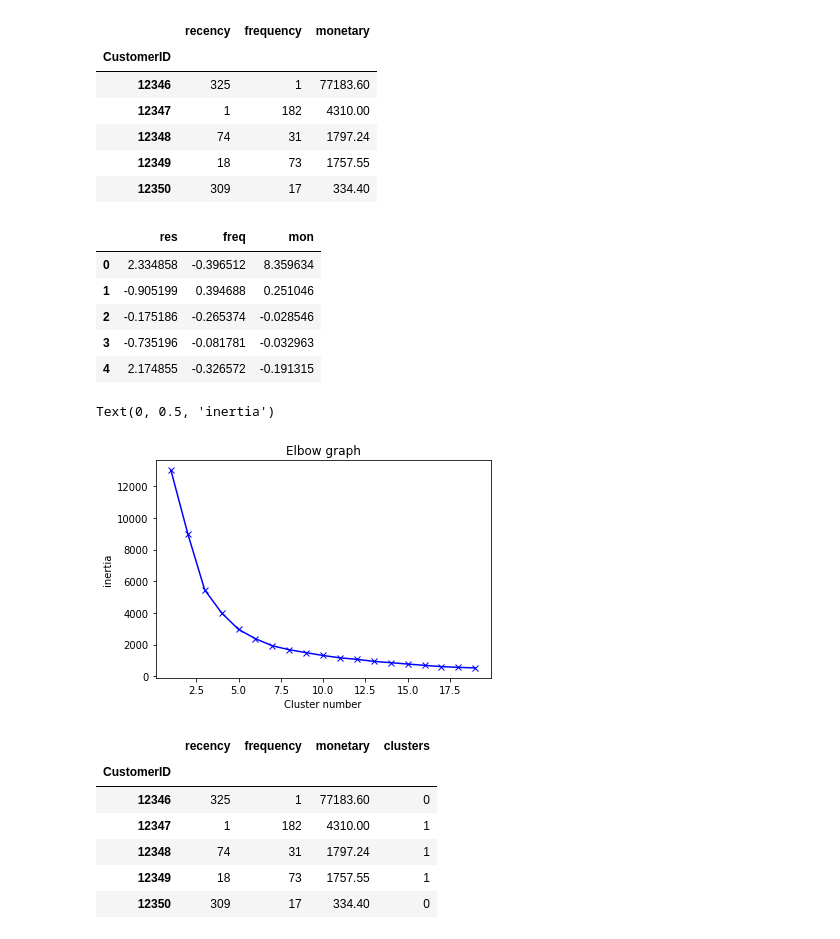
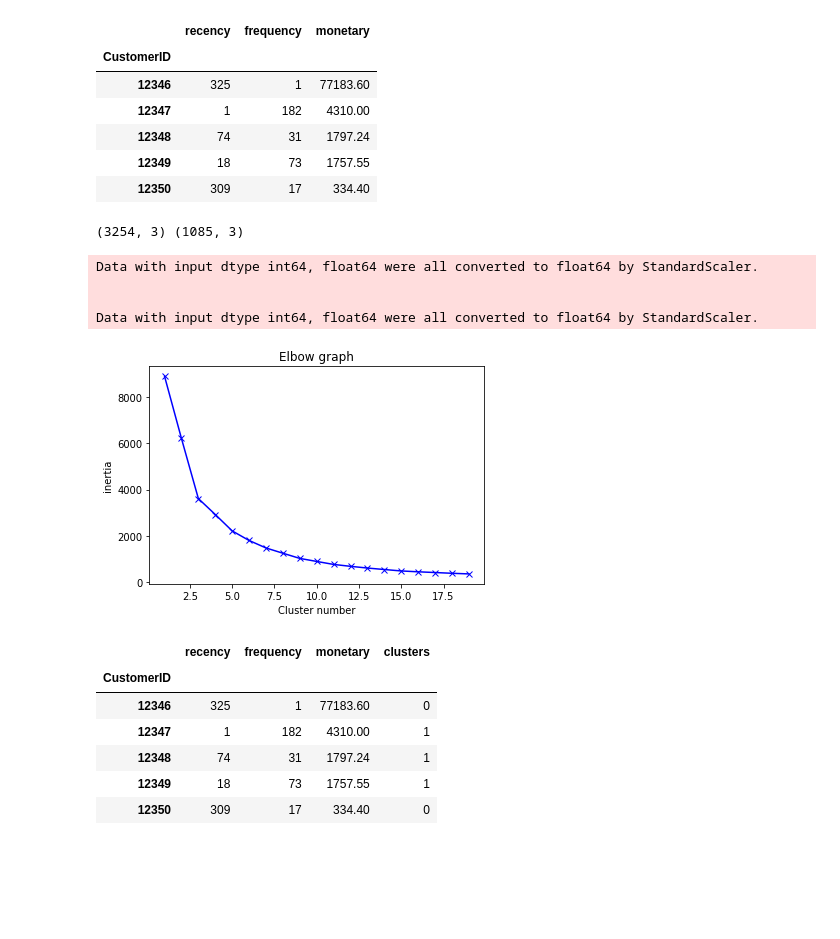
Before and after one commit to Alisa-lisa/ml-showcase, a Jupyter notebook: notebooks/K-Means.ipynb, the cells around one changed output. Drawn from its saved outputs; the diff is of its cells as text; code cells hidden in the pictures; blank space fills up the shorter version.

```diff
--- a/notebooks/K-Means.ipynb
+++ b/notebooks/K-Means.ipynb
@@ -98,32 +98,32 @@ def scale(df):
 
 
 X = scale(raw_df)
-X.head()
+X_train = X.copy()[:int(X.shape[0]*0.75)]
+X_test = X.copy()[int(X.shape[0]*0.75):]
+print("{} {}".format(X_train.shape, X_test.shape))
 # %% [output]
-|  | res | freq | mon |
-| 0 | 2.334858 | -0.396512 | 8.359634 |
-| 1 | -0.905199 | 0.394688 | 0.251046 |
-| 2 | -0.175186 | -0.265374 | -0.028546 |
-| 3 | -0.735196 | -0.081781 | -0.032963 |
-| 4 | 2.174855 | -0.326572 | -0.191315 |
+(3254, 3) (1085, 3)
+Data with input dtype int64, float64 were all converted to float64 by StandardScaler.
+
+
+Data with input dtype int64, float64 were all converted to float64 by StandardScaler.
 # %%
 # We only want to see what K-Means can show us based on different set of data
 from sklearn.cluster import KMeans
 
 distortion = []
 for k in range(1,20):
     kmeans = KMeans(n_clusters=k, init='k-means++', random_state=0)
-    kmeans.fit(X)
+    kmeans.fit(X_train)
     distortion.append(kmeans.inertia_)
 
 plt.plot(range(1,20), distortion, 'bx-')
 plt.title('Elbow graph')
 plt.xlabel('Cluster number')
 plt.ylabel('inertia')
-
+plt.show()
 # 6 or 7 clusters seems to be fine
 # %% [output]
-Text(0, 0.5, 'inertia')
-[figure, old version]
+[figure, new version]
 # %%
 K = 4
```
Also changed, not shown: parts of 4 cells of this notebook, 8 other files.
